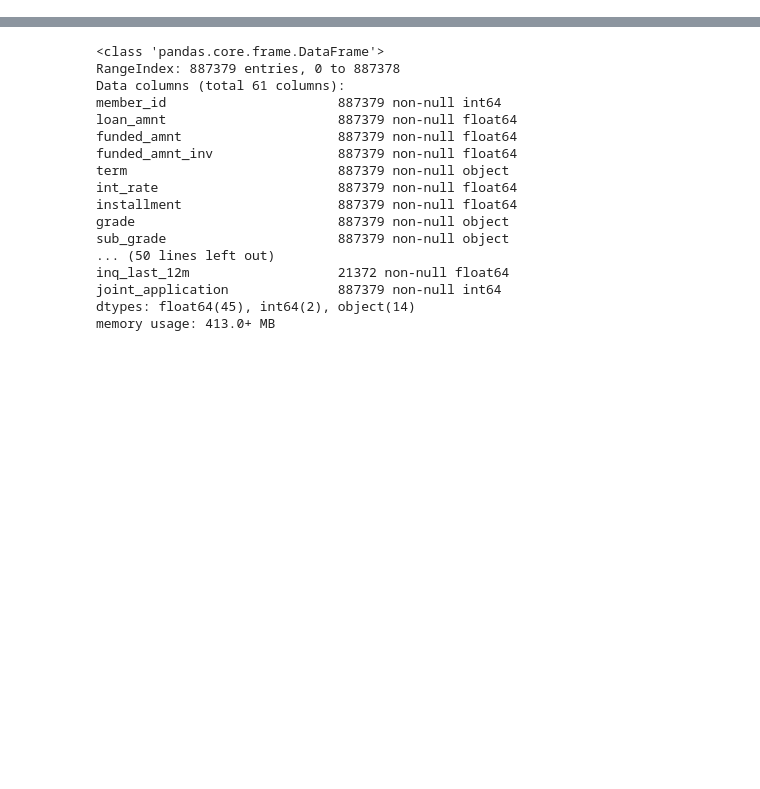
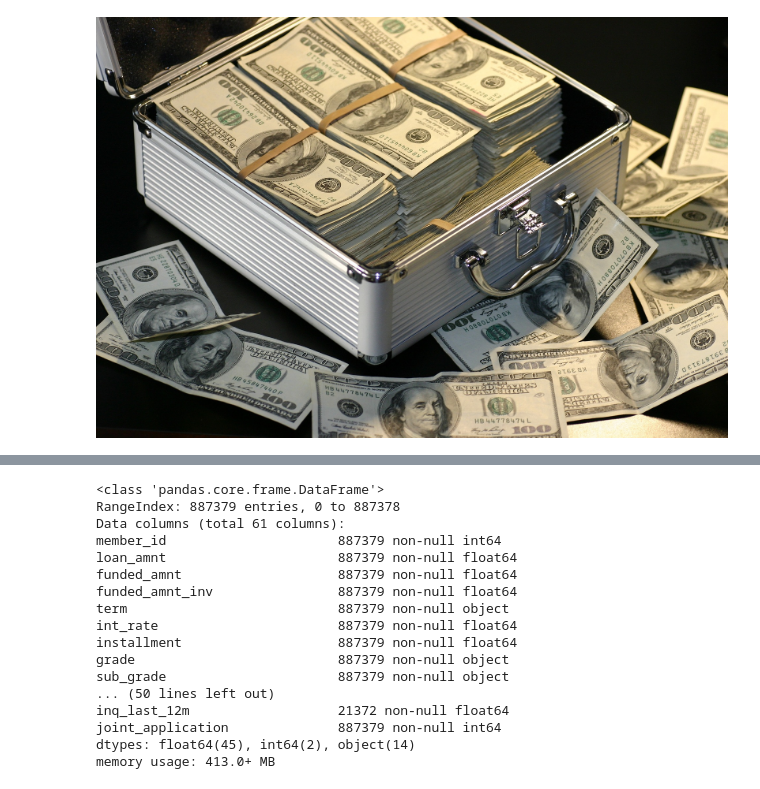
Before and after one commit to Deedasmi/mis665_final, a Jupyter notebook: mis665_final.ipynb, the cells around one changed output, grey strips where cells are left out. Drawn from its saved outputs; the diff is of its cells as text; code cells hidden in the pictures; blank space fills up the shorter version.

```diff
--- a/mis665_final.ipynb
+++ b/mis665_final.ipynb
@@ -2,0 +11,6 @@ import pandas as pd
+# %%
+# insert image
+from IPython.display import Image
+Image("cash.jpg", width=900, height=600)
+# %% [output]
+[figure, added]
```
Also changed, not shown: parts of 9 cells of this notebook.
